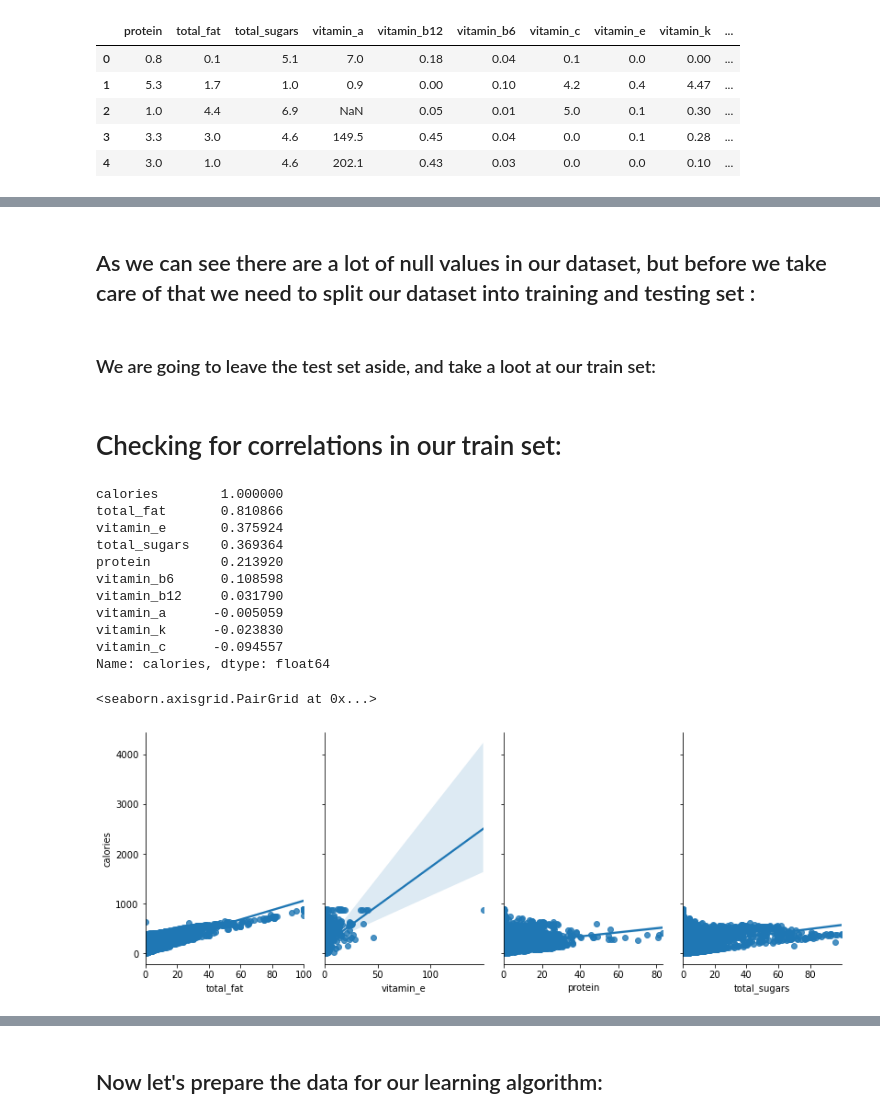
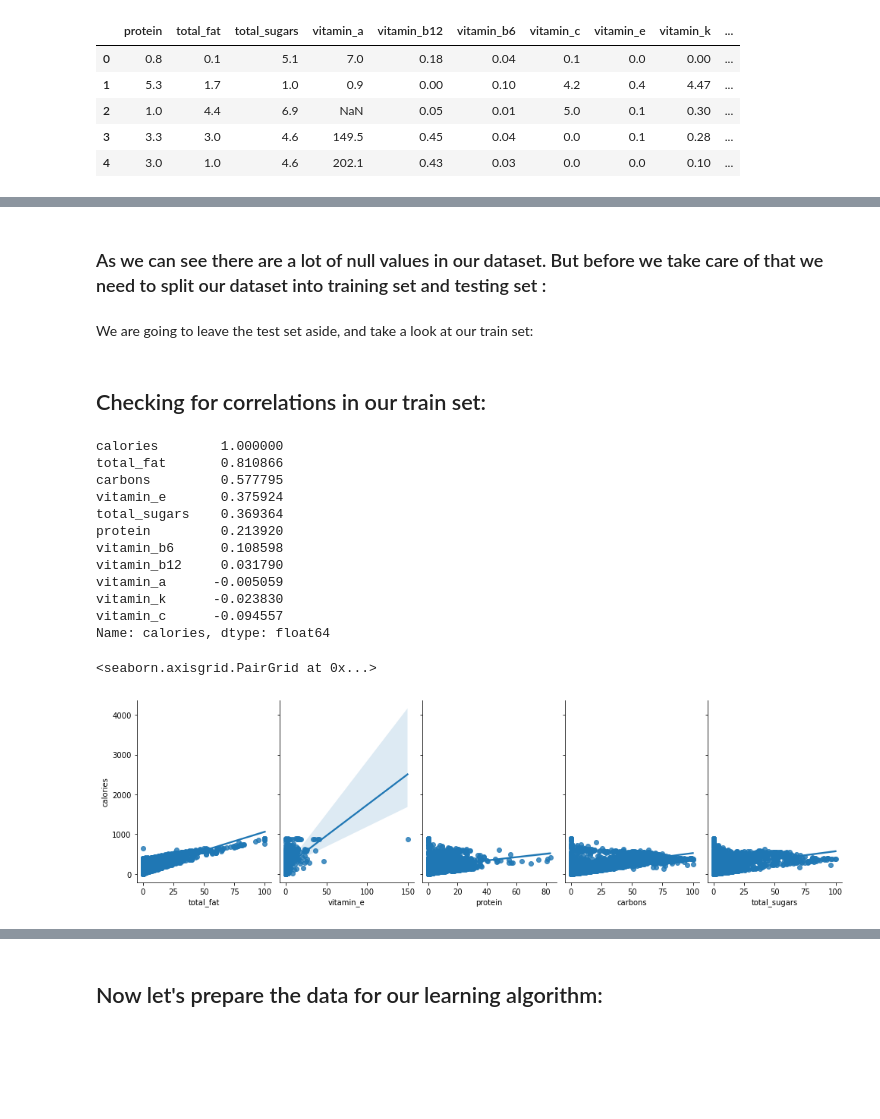
Before and after one commit to yarinl139/ProjectSemesterA, a Jupyter notebook: PYTHONFINAL.ipynb, the cells around one changed output, grey strips where cells are left out. Saved outputs shown, nothing was run; the diff lists cells and outputs as text; code cells hidden in the pictures; blank space fills up the shorter version.

```diff
--- a/PYTHONFINAL.ipynb
+++ b/PYTHONFINAL.ipynb
@@ -31,6 +34,7 @@ vitamin_c=[]
 vitamin_e=[]
 vitamin_k=[]
 calories=[]
+carbons=[]
 # %%
 for data in response.json()['result']['records']:
     identity.append(data["_id"])
@@ -44,11 +48,12 @@ for data in response.json()['result']['records']:
     vitamin_c.append(data["vitamin_c"])
     vitamin_e.append(data["vitamin_e"])
     vitamin_k.append(data["vitamin_k"])
+    carbons.append(data["carbohydrates"])
     calories.append(data["food_energy"])
 # %%
 newDataFrame=pd.DataFrame({'name':name,'identity':identity,'protein':protein,'total_fat':total_fat,'total_sugars':total_sugars,
                           'vitamin_a':vitamin_a,'vitamin_b12':vitamin_b12,'vitamin_b6':vitamin_b6,'vitamin_c':vitamin_c,'vitamin_e':vitamin_e,
-                          'vitamin_k':vitamin_k,'calories':calories})
+                          'vitamin_k':vitamin_k,'carbons':carbons,'calories':calories})
 newDataFrame
 # %% [output]
 |  | name | identity | protein | total_fat | total_sugars | vitamin_a | vitamin_b12 | vitamin_b6 | vitamin_c | ... |
@@ -128,19 +134,20 @@ DataFrame.describe()
 | 75% | 12.000000 | 13.900000 | 8.600000 | 155.350000 | 0.450000 | 0.230000 | 7.400000 | 1.300000 | 13.160000 | ... |
 | max | 85.600000 | 100.000000 | 99.800000 | 66989.000000 | 76.500000 | 12.000000 | 694.000000 | 149.400000 | 2262.800000 | ... |
 # %% [markdown]
-## As we can see there are a lot of null values in our dataset, but before we take care of that we need to split our dataset into training and testing set :
+### As we can see there are a lot of null values in our dataset. But before we take care of that we need to split our dataset into training set and testing set :
+# %% [markdown]
+We are going to leave the test set aside, and take a look at our train set:
 # %%
 train_set, test_set = train_test_split(DataFrame, test_size=0.2, random_state=42)
-# %% [markdown]
-### We are going to leave the test set aside, and take a loot at our train set:
 # %% [markdown]
-# Checking for correlations in our train set:
+## Checking for correlations in our train set:
 # %%
 corr_matrix = train_set.corr()
 corr_matrix["calories"].sort_values(ascending=False)
 # %% [output]
 calories        1.000000
 total_fat       0.810866
+carbons         0.577795
 vitamin_e       0.375924
 total_sugars    0.369364
 protein         0.213920
@@ -151,9 +158,9 @@ vitamin_k      -0.023830
 vitamin_c      -0.094557
 Name: calories, dtype: float64
 # %%
-sns.pairplot(train_set,x_vars=['total_fat','vitamin_e','protein','total_sugars'], y_vars='calories',
+sns.pairplot(train_set,x_vars=['total_fat','vitamin_e','protein','carbons','total_sugars'], y_vars='calories',
              height=4, aspect = 0.7, kind='reg',dropna=True)
 # %% [output]
 <seaborn.axisgrid.PairGrid at 0x...>
-[figure, old version]
+[figure, new version]
 # %%
```
Also changed, not shown: parts of 86 cells of this notebook.
